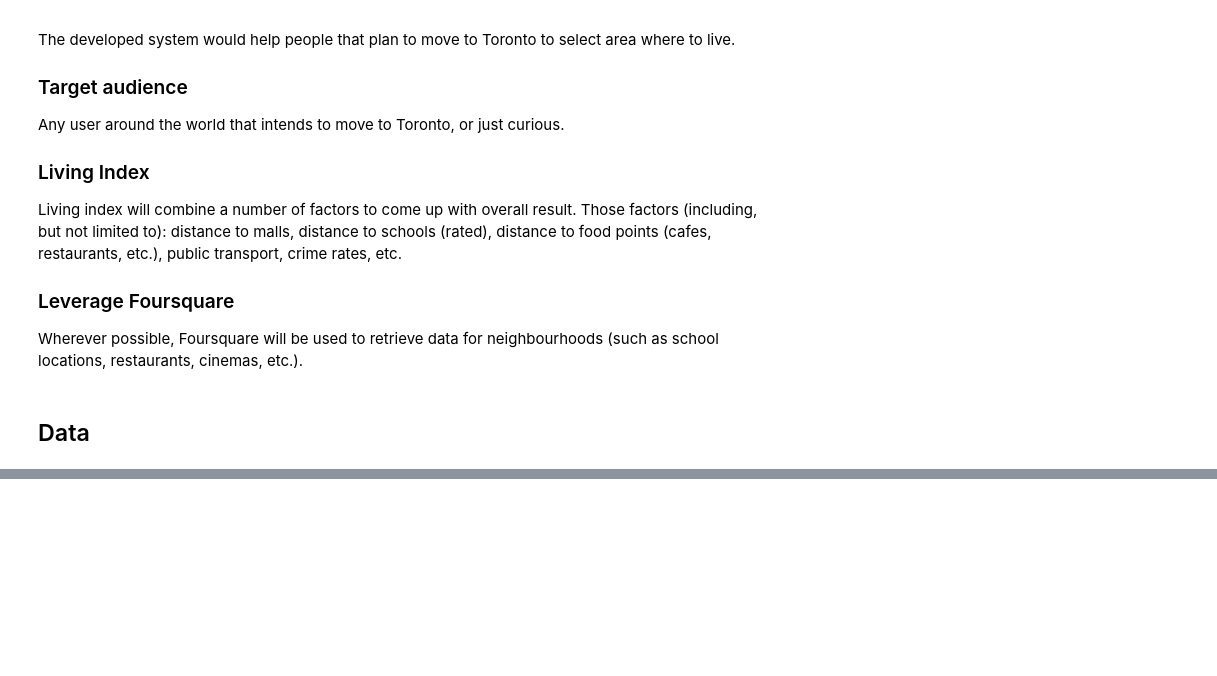
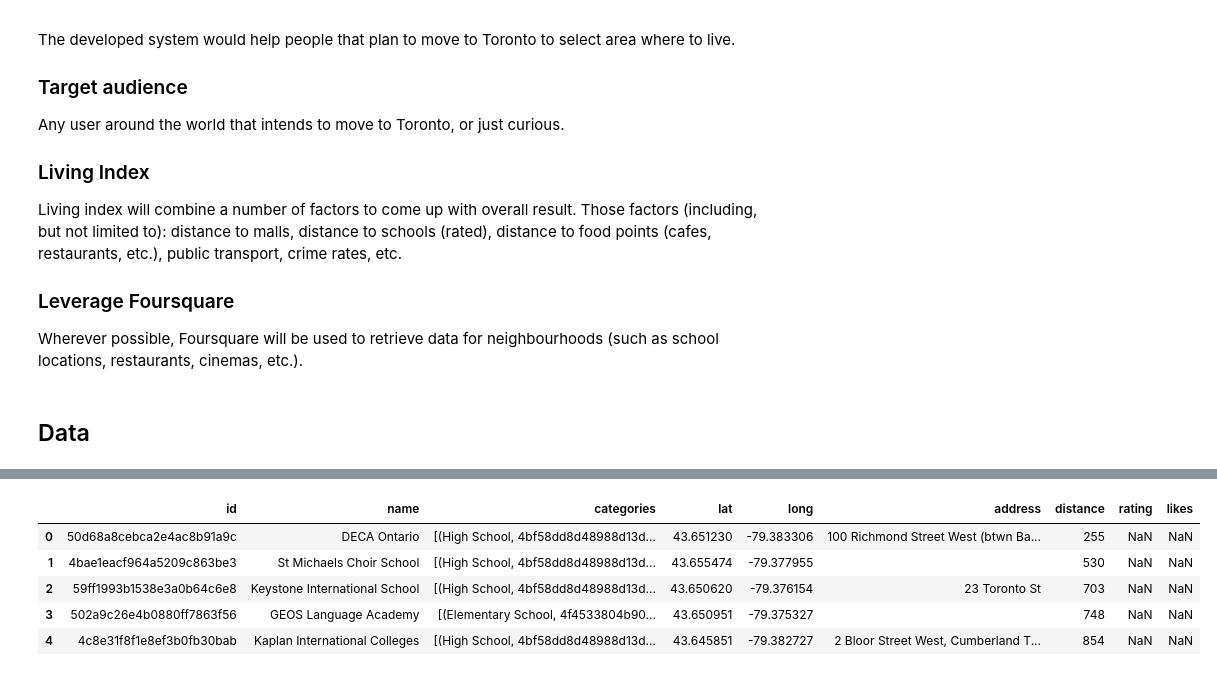
Before and after one commit to Witalia008/Coursera_Capstone, a Jupyter notebook: report.ipynb, the cells around one changed output, grey strips where cells are left out. Cells and saved outputs as stored; diff of their text form; code cells hidden in the pictures; blank space fills up the shorter version.

```diff
--- a/report.ipynb
+++ b/report.ipynb
@@ -56,0 +66,4 @@ Wherever possible, Foursquare will be used to retrieve data for neighbourhoods (
+# %%
+neighbourhoods = pd.read_csv("toronto_neighbourhoods.csv")
+print(neighbourhoods.shape)
+neighbourhoods.head()
@@ -56,0 +195,8 @@ Wherever possible, Foursquare will be used to retrieve data for neighbourhoods (
+# %%
+address = 'Toronto, ON'
+
+geolocator = Nominatim(user_agent="ny_explorer")
+location = geolocator.geocode(address)
+latitude = location.latitude
+longitude = location.longitude
+print('The geograpical coordinate of Toronto are {}, {}.'.format(latitude, longitude))
@@ -56,0 +235,67 @@ Wherever possible, Foursquare will be used to retrieve data for neighbourhoods (
+# %%
+from getpass import getpass
+
+client_id = getpass("Foursquare Client ID:")
+client_secret = getpass("Foursquare Client Secret:")
+# %%
+import requests
+
+
+def get_categories(categories):
+    return [(cat['name'], cat['id']) for cat in categories]
+
+def format_address(location):
+    address = ', '.join(location['formattedAddress'][:-2])
+    return address
+
+def get_schools_near_location(lat, lon, client_id, client_secret, radius=1000, limit=100):
+    school_category_ids = ",".join([
+        "4bf58dd8d48988d13d941735",  # High school
+        "52e81612bcbc57f1066b7a45",  # Preschool
+        "4f4533814b9074f6e4fb0106",  # Middle school
+        "4f4533804b9074f6e4fb0105",  # Elementary school
+        "52e81612bcbc57f1066b7a46",  # Private school
+    ])
+
+    version = '20180724'
+    url = f"https://api.foursquare.com/v2/venues/explore?client_id={client_id}&client_secret={client_secret}&v={version}&ll={lat},{lon}&categoryId={school_category_ids}&radius={radius}&limit={limit}"
+
+    results = requests.get(url).json()['response']['groups'][0]['items']
+
+    venues = [{"id": item['venue']['id'],
+               "name": item['venue']['name'],
+               "categories": get_categories(item['venue']['categories']),
+               "lat": item['venue']['location']['lat'],
+               "long": item['venue']['location']['lng'],
+               "address": format_address(item['venue']['location']),
+               "distance": item['venue']['location']['distance']} for item in results]
+
+    # Get ratings for each venue (school)
+    for venue in venues:
+        url = f"https://api.foursquare.com/v2/venues/{venue['id']}?client_id={client_id}&client_secret={client_secret}&v={version}"
+        results = requests.get(url).json()
+        try:
+            venue["rating"] = results["venue"]["rating"]
+        except:
+            ...
+        try:
+            venue["likes"] = results["venue"]["likes"]["count"]
+        except:
+            ...
+
+    venues = pd.DataFrame(venues)
+
+    for col in ["rating", "likes", "distance"]:
+        if col not in venues.columns:
+            venues[col] = np.nan
+
+    return venues
+
+get_schools_near_location(latitude, longitude, client_id, client_secret)
+# %% [output]
+|  | id | name | categories | lat | long | address | distance | rating | likes |
+| 0 | 50d68a8cebca2e4ac8b91a9c | DECA Ontario | [(High School, 4bf58dd8d48988d13d... | 43.651230 | -79.383306 | 100 Richmond Street West (btwn Ba... | 255 | NaN | NaN |
+| 1 | 4bae1eacf964a5209c863be3 | St Michaels Choir School | [(High School, 4bf58dd8d48988d13d... | 43.655474 | -79.377955 |  | 530 | NaN | NaN |
+| 2 | 59ff1993b1538e3a0b64c6e8 | Keystone International School | [(High School, 4bf58dd8d48988d13d... | 43.650620 | -79.376154 | 23 Toronto St | 703 | NaN | NaN |
+| 3 | 502a9c26e4b0880ff7863f56 | GEOS Language Academy | [(Elementary School, 4f4533804b90... | 43.650951 | -79.375327 |  | 748 | NaN | NaN |
+| 4 | 4c8e31f8f1e8ef3b0fb30bab | Kaplan International Colleges | [(High School, 4bf58dd8d48988d13d... | 43.645851 | -79.382727 | 2 Bloor Street West, Cumberland T... | 854 | NaN | NaN |
```
Also changed, not shown: parts of 47 cells of this notebook, 4 other files.
